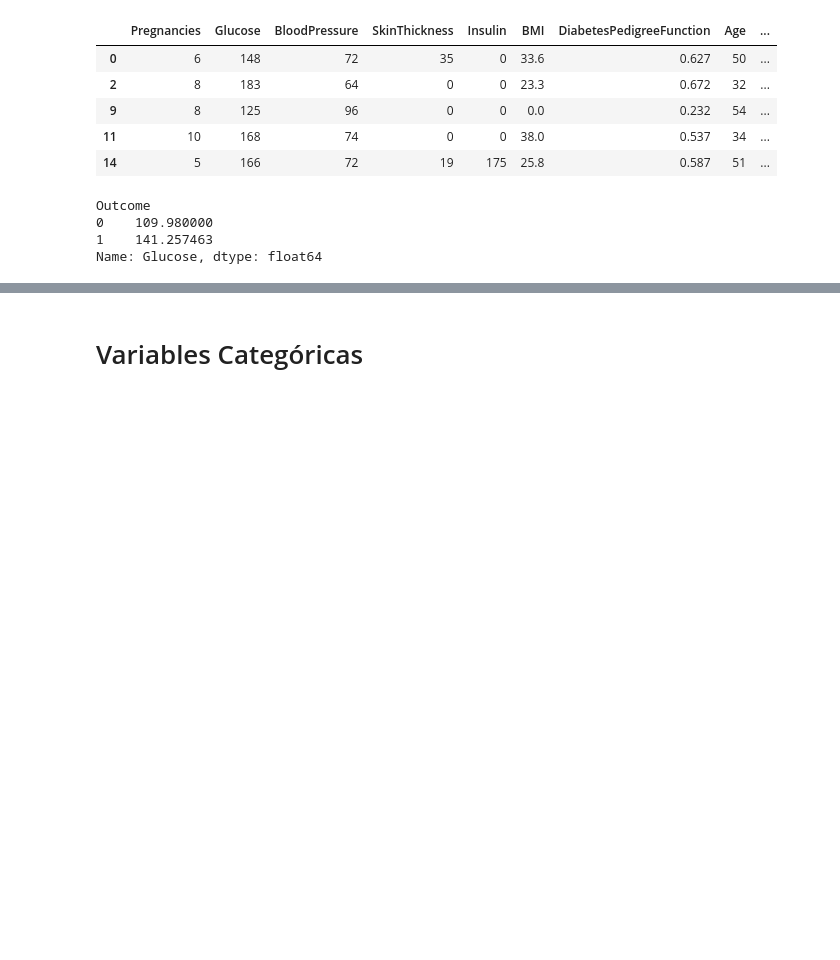
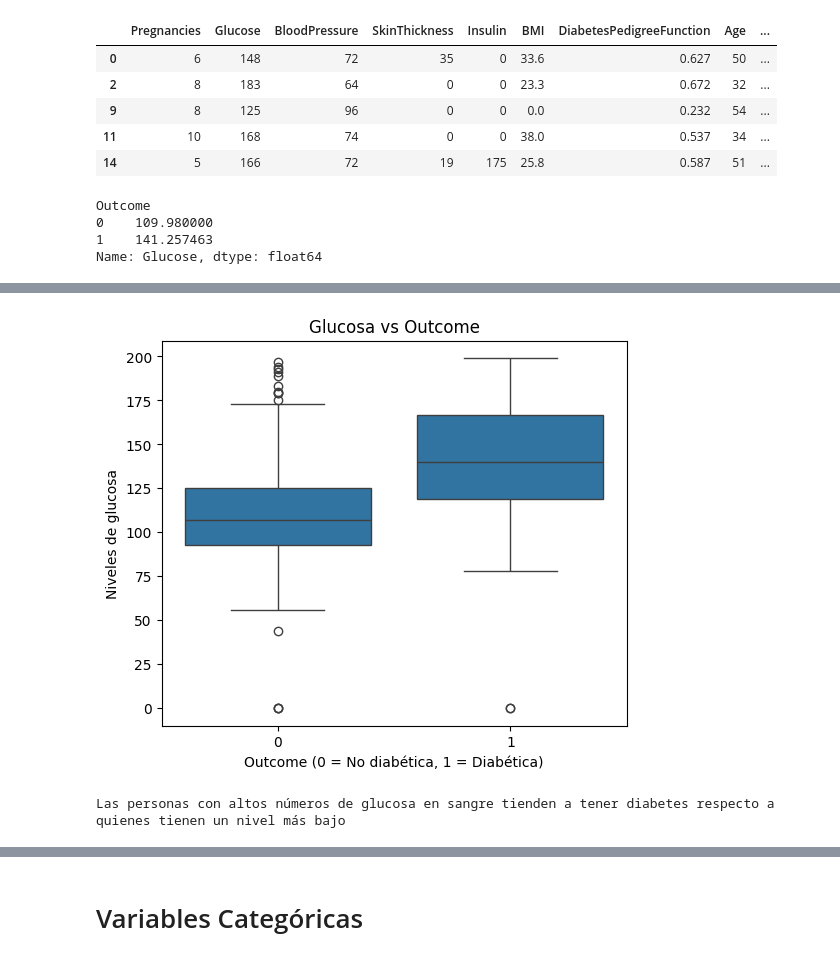
Before and after one commit to Zyllaas/GitLabA01230894, a Jupyter notebook: Lectura_datos_Jorge.ipynb, the cells around one changed output, grey strips where cells are left out. Drawn from its saved outputs; the diff is of its cells as text; code cells hidden in the pictures; blank space fills up the shorter version.

```diff
--- a/Lectura_datos_Jorge.ipynb
+++ b/Lectura_datos_Jorge.ipynb
@@ -242,0 +269,11 @@ plt.show()
+# %%
+plt.figure(figsize=(6,5))
+sns.boxplot(x=diabetes['Outcome'], y=diabetes['Glucose'])
+plt.title("Glucosa vs Outcome")
+plt.xlabel("Outcome (0 = No diabética, 1 = Diabética)")
+plt.ylabel("Niveles de glucosa")
+plt.show()
+print ("Las personas con altos números de glucosa en sangre tienden a tener diabetes respecto a quienes tienen un nivel más bajo")
+# %% [output]
+[figure, added]
+Las personas con altos números de glucosa en sangre tienden a tener diabetes respecto a quienes tienen un nivel más bajo
```
Also changed, not shown: parts of 14 cells of this notebook.
